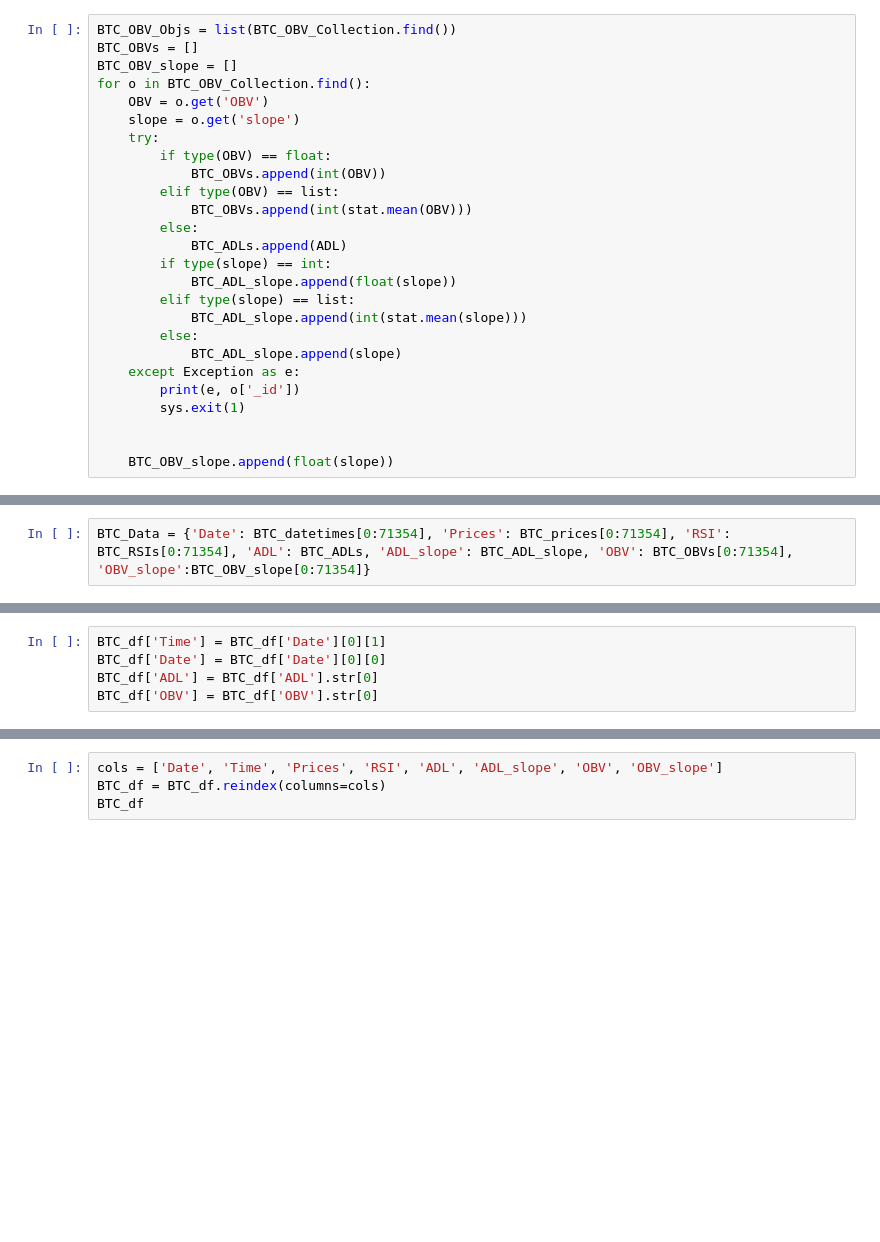
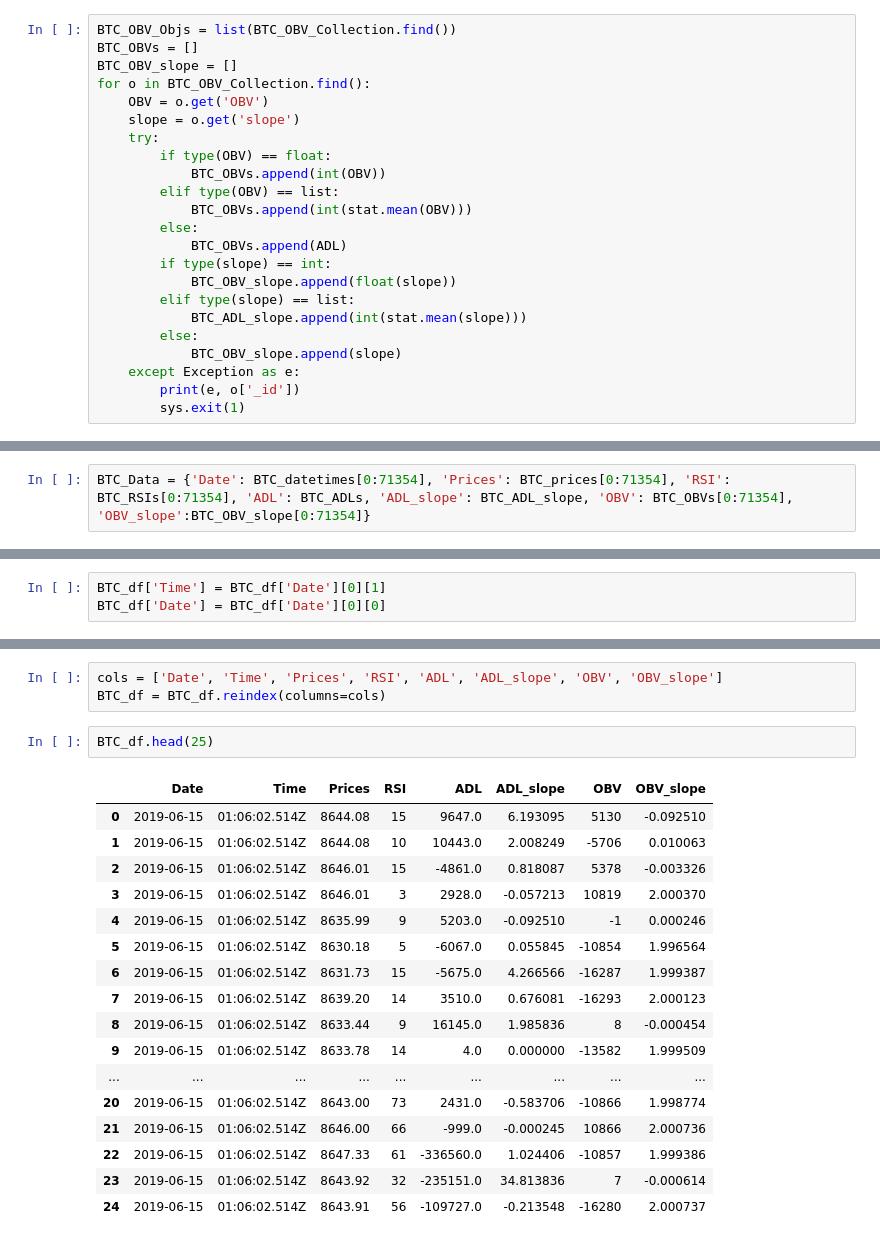
Before and after one commit to bnonni/CryptoApp, a Jupyter notebook: ANN/Crypto_ANN.ipynb, the cells around one changed output, grey strips where cells are left out. Cells and saved outputs as stored; diff of their text form; blank space fills up the shorter version.

```diff
--- a/ANN/Crypto_ANN.ipynb
+++ b/ANN/Crypto_ANN.ipynb
@@ -113,16 +113,13 @@ for o in BTC_OBV_Collection.find():
         elif type(OBV) == list:
             BTC_OBVs.append(int(stat.mean(OBV)))
         else:
-            BTC_ADLs.append(ADL)
+            BTC_OBVs.append(ADL)
         if type(slope) == int:
-            BTC_ADL_slope.append(float(slope))
+            BTC_OBV_slope.append(float(slope))
         elif type(slope) == list:
             BTC_ADL_slope.append(int(stat.mean(slope)))
         else:
-            BTC_ADL_slope.append(slope)
+            BTC_OBV_slope.append(slope)
     except Exception as e:
         print(e, o['_id'])
         sys.exit(1)
-
-
-    BTC_OBV_slope.append(float(slope))
@@ -146,5 +163,3 @@ BTC_df.head()
 # %%
 BTC_df['Time'] = BTC_df['Date'][0][1]
 BTC_df['Date'] = BTC_df['Date'][0][0]
-BTC_df['ADL'] = BTC_df['ADL'].str[0]
-BTC_df['OBV'] = BTC_df['OBV'].str[0]
@@ -151,4 +175,23 @@ BTC_df['OBV'] = BTC_df['OBV'].str[0]
 # %%
 cols = ['Date', 'Time', 'Prices', 'RSI', 'ADL', 'ADL_slope', 'OBV', 'OBV_slope']
 BTC_df = BTC_df.reindex(columns=cols)
-BTC_df
+# %%
+BTC_df.head(25)
+# %% [output]
+|  | Date | Time | Prices | RSI | ADL | ADL_slope | OBV | OBV_slope |
+| 0 | 2019-06-15 | 01:06:02.514Z | 8644.08 | 15 | 9647.0 | 6.193095 | 5130 | -0.092510 |
+| 1 | 2019-06-15 | 01:06:02.514Z | 8644.08 | 10 | 10443.0 | 2.008249 | -5706 | 0.010063 |
+| 2 | 2019-06-15 | 01:06:02.514Z | 8646.01 | 15 | -4861.0 | 0.818087 | 5378 | -0.003326 |
+| 3 | 2019-06-15 | 01:06:02.514Z | 8646.01 | 3 | 2928.0 | -0.057213 | 10819 | 2.000370 |
+| 4 | 2019-06-15 | 01:06:02.514Z | 8635.99 | 9 | 5203.0 | -0.092510 | -1 | 0.000246 |
+| 5 | 2019-06-15 | 01:06:02.514Z | 8630.18 | 5 | -6067.0 | 0.055845 | -10854 | 1.996564 |
+| 6 | 2019-06-15 | 01:06:02.514Z | 8631.73 | 15 | -5675.0 | 4.266566 | -16287 | 1.999387 |
+| 7 | 2019-06-15 | 01:06:02.514Z | 8639.20 | 14 | 3510.0 | 0.676081 | -16293 | 2.000123 |
+| 8 | 2019-06-15 | 01:06:02.514Z | 8633.44 | 9 | 16145.0 | 1.985836 | 8 | -0.000454 |
+| 9 | 2019-06-15 | 01:06:02.514Z | 8633.78 | 14 | 4.0 | 0.000000 | -13582 | 1.999509 |
+| ... | ... | ... | ... | ... | ... | ... | ... | ... |
+| 20 | 2019-06-15 | 01:06:02.514Z | 8643.00 | 73 | 2431.0 | -0.583706 | -10866 | 1.998774 |
+| 21 | 2019-06-15 | 01:06:02.514Z | 8646.00 | 66 | -999.0 | -0.000245 | 10866 | 2.000736 |
+| 22 | 2019-06-15 | 01:06:02.514Z | 8647.33 | 61 | -336560.0 | 1.024406 | -10857 | 1.999386 |
+| 23 | 2019-06-15 | 01:06:02.514Z | 8643.92 | 32 | -235151.0 | 34.813836 | 7 | -0.000614 |
+| 24 | 2019-06-15 | 01:06:02.514Z | 8643.91 | 56 | -109727.0 | -0.213548 | -16280 | 2.000737 |
```
Also changed, not shown: parts of 19 cells of this notebook, 1 other file.
